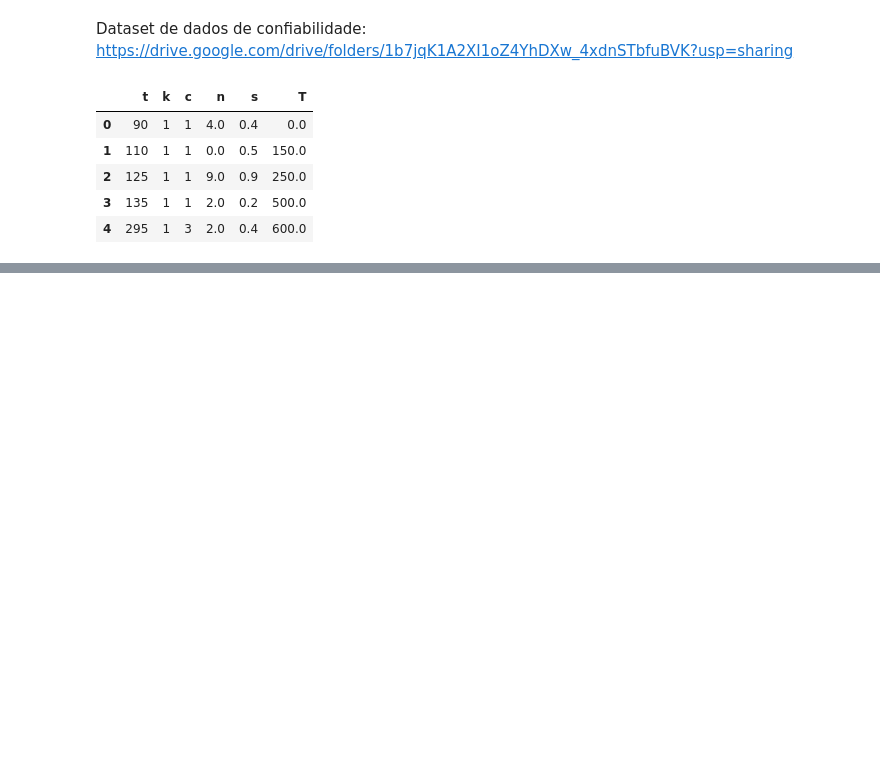
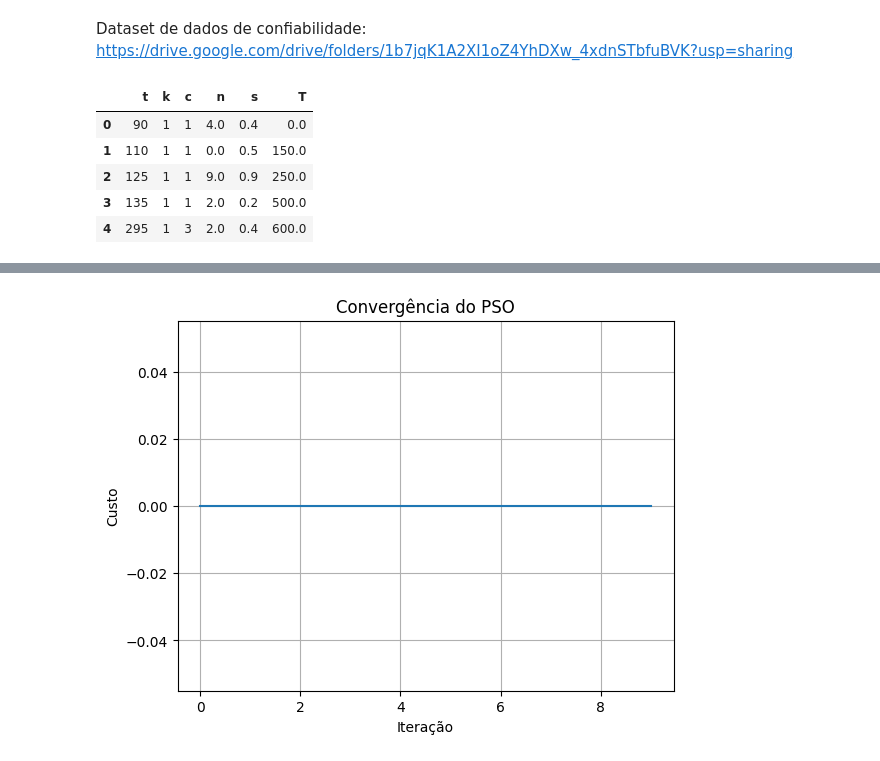
Before and after one commit to uervitonsantos/Otimizacao-Politicaca-Manutencao-Preventiva-Imperfeita, a Jupyter notebook: Algoritmo_PSO_para_otimização_de_custo_de_manutenção_preventiva.ipynb, the cells around one changed output, grey strips where cells are left out. Saved outputs shown, nothing was run; the diff lists cells and outputs as text; code cells hidden in the pictures; blank space fills up the shorter version.

```diff
--- a/Algoritmo_PSO_para_otimização_de_custo_de_manutenção_preventiva.ipynb
+++ b/Algoritmo_PSO_para_otimização_de_custo_de_manutenção_preventiva.ipynb
@@ -277,0 +425,10 @@ Melhor custo pessoal (pbest) de cada partícula: 887675.1643645607
+# %%
+# Plotar o gráfico de convergência
+plt.plot(range(max_iterations), cost_history)
+plt.xlabel('Iteração')
+plt.ylabel('Custo')
+plt.title('Convergência do PSO')
+plt.grid(True)
+plt.show()
+# %% [output]
+[figure, added]
```
Also changed, not shown: parts of 5 cells of this notebook.
